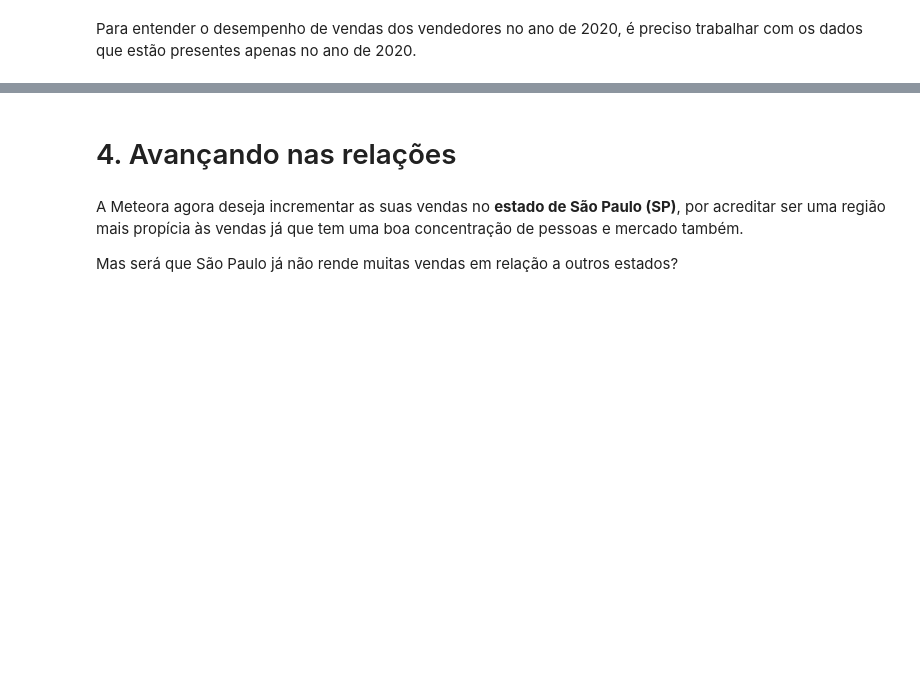
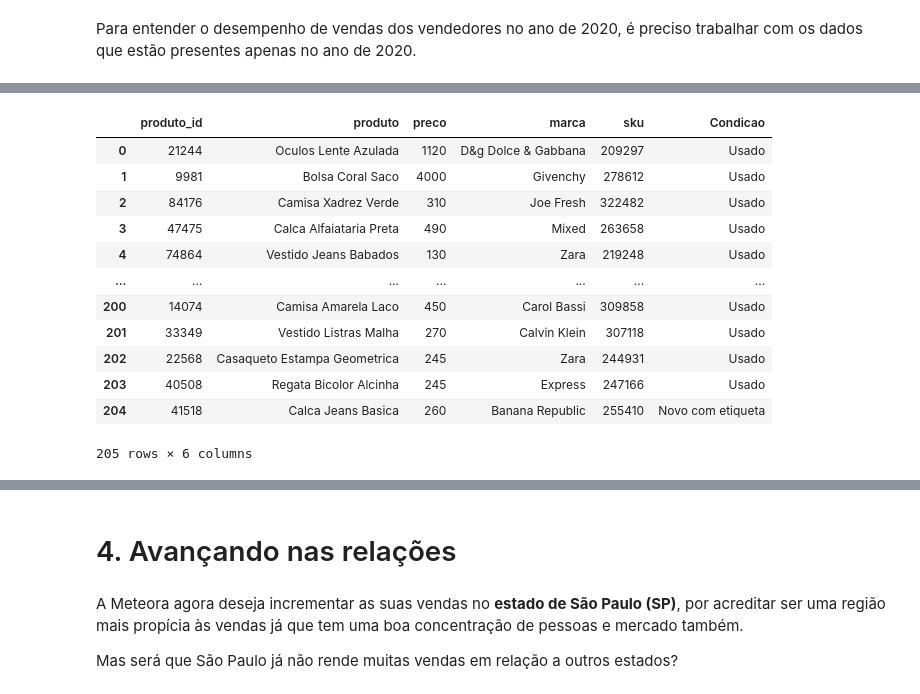
Before and after one commit to JhowSantiago/Python-analise-de-dados-com-SQL, a Jupyter notebook: Jonathan/Notebook_Meteora.ipynb, the cells around one changed output, grey strips where cells are left out. Saved outputs shown, nothing was run; the diff lists cells and outputs as text; code cells hidden in the pictures; blank space fills up the shorter version.

```diff
--- a/Jonathan/Notebook_Meteora.ipynb
+++ b/Jonathan/Notebook_Meteora.ipynb
@@ -180,0 +366,16 @@ Para entender o desempenho de vendas dos vendedores no ano de 2020, é preciso t
+# %%
+sql_df('SELECT * FROM PRODUTOS')
+# %% [output]
+|  | produto_id | produto | preco | marca | sku | Condicao |
+| 0 | 21244 | Oculos Lente Azulada | 1120 | D&g Dolce & Gabbana | 209297 | Usado |
+| 1 | 9981 | Bolsa Coral Saco | 4000 | Givenchy | 278612 | Usado |
+| 2 | 84176 | Camisa Xadrez Verde | 310 | Joe Fresh | 322482 | Usado |
+| 3 | 47475 | Calca Alfaiataria Preta | 490 | Mixed | 263658 | Usado |
+| 4 | 74864 | Vestido Jeans Babados | 130 | Zara | 219248 | Usado |
+| ... | ... | ... | ... | ... | ... | ... |
+| 200 | 14074 | Camisa Amarela Laco | 450 | Carol Bassi | 309858 | Usado |
+| 201 | 33349 | Vestido Listras Malha | 270 | Calvin Klein | 307118 | Usado |
+| 202 | 22568 | Casaqueto Estampa Geometrica | 245 | Zara | 244931 | Usado |
+| 203 | 40508 | Regata Bicolor Alcinha | 245 | Express | 247166 | Usado |
+| 204 | 41518 | Calca Jeans Basica | 260 | Banana Republic | 255410 | Novo com etiqueta |
+205 rows × 6 columns
```
Also changed, not shown: parts of 22 cells of this notebook.
